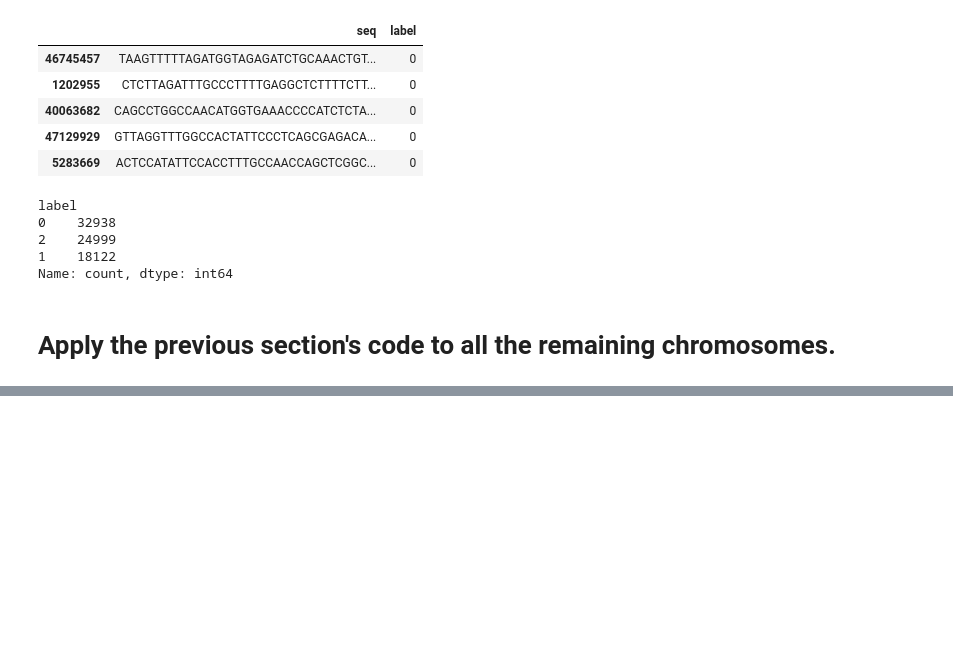
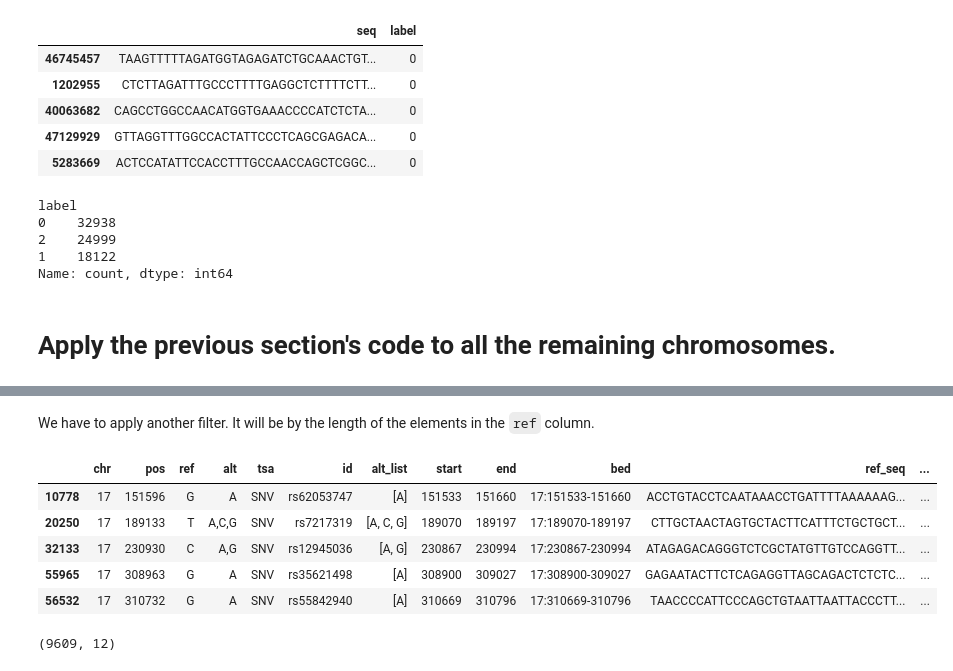
Before and after one commit to judz03/RuledDeepWAS, a Jupyter notebook: Scripts Preprocessing/create_dataset.ipynb, the cells around one changed output, grey strips where cells are left out. Saved outputs shown, nothing was run; the diff lists cells and outputs as text; code cells hidden in the pictures; blank space fills up the shorter version.

```diff
--- a/Scripts Preprocessing/create_dataset.ipynb
+++ b/Scripts Preprocessing/create_dataset.ipynb
@@ -26,7 +27,7 @@ from torch.utils.data import Dataset, DataLoader
 # %% [markdown]
 ## Useful paths
 # %%
-databases_path = "/mnt/sda1/Databases/"
+databases_path = "/mnt/SILVER_DATA/Moy/Moys_dataset/"
 # GWAS Catalog path
 gwas_catalog_path = os.path.join(databases_path, "GWAS_Catalog_DATA/gwas_catalog_v1.0.2-associations_e110_r2023-09-25.tsv")
 # Ensembl Variation path
@@ -724,0 +741,6 @@ for chromosome in chromosomes:
+# %%
+chromosome = '17'
+chr_data = pd.read_csv(os.path.join(chromosomes_path, "chr{}_data.tsv".format(chromosome)), delimiter="\t", dtype=str)
+# Change the column names for easier access when referring to the dataframe
+chr_data.rename(columns={'#[1]CHROM':'chr', "#'[1]CHROM":'chr' ,'[2]POS':'pos', '[3]REF':'ref', '[4]ALT':'alt', '[5]TSA':'tsa', '[6]ID':'id', "[6]ID'":'id'}, inplace=True)
+chr_data.iloc[19744739]
@@ -724,0 +764,24 @@ for chromosome in chromosomes:
+# %% [markdown]
+We have to apply another filter. It will be by the length of the elements in the `ref` column.
+# %%
+# Extract the gwas associated variants in chromosome into a new data frame
+gwas_catalog_chr = gwas_catalog_rs_filtered[gwas_catalog_rs_filtered["CHR_ID"]==chromosome]
+# %%
+# Added an additional condition in the following line
+chr_gwas_snps = chr_data[(chr_data["id"].isin(gwas_catalog_chr.SNPS)) & ((chr_data["tsa"]=="SNV") & (chr_data['ref'].str.len()==1)) ].copy(deep=True)
+# Generate bed column and file
+chr_gwas_snps = generate_bed(chr_gwas_snps, len_sequence=64, chromosome=chromosome, res_path=gwas_associated_bed_path, gen_bed=True)
+# Generate ref and alternative sequences
+chr_gwas_snps = generate_sequences(chr_gwas_snps, chromosome, gwas_associated_seq_path, gwas_associated_bed_path, ref_genome_path=ref_genome_path, generate_fasta=True)
+chr_gwas_snps.head()
+# %% [output]
+|  | chr | pos | ref | alt | tsa | id | alt_list | start | end | bed | ref_seq | ... |
+| 10778 | 17 | 151596 | G | A | SNV | rs62053747 | [A] | 151533 | 151660 | 17:151533-151660 | ACCTGTACCTCAATAAACCTGATTTTAAAAAAG... | ... |
+| 20250 | 17 | 189133 | T | A,C,G | SNV | rs7217319 | [A, C, G] | 189070 | 189197 | 17:189070-189197 | CTTGCTAACTAGTGCTACTTCATTTCTGCTGCT... | ... |
+| 32133 | 17 | 230930 | C | A,G | SNV | rs12945036 | [A, G] | 230867 | 230994 | 17:230867-230994 | ATAGAGACAGGGTCTCGCTATGTTGTCCAGGTT... | ... |
+| 55965 | 17 | 308963 | G | A | SNV | rs35621498 | [A] | 308900 | 309027 | 17:308900-309027 | GAGAATACTTCTCAGAGGTTAGCAGACTCTCTC... | ... |
+| 56532 | 17 | 310732 | G | A | SNV | rs55842940 | [A] | 310669 | 310796 | 17:310669-310796 | TAACCCCATTCCCAGCTGTAATTAATTACCCTT... | ... |
+# %%
+chr_gwas_snps.shape
+# %% [output]
+(9609, 12)
```
Also changed, not shown: parts of 10 cells of this notebook, 3 other files.
